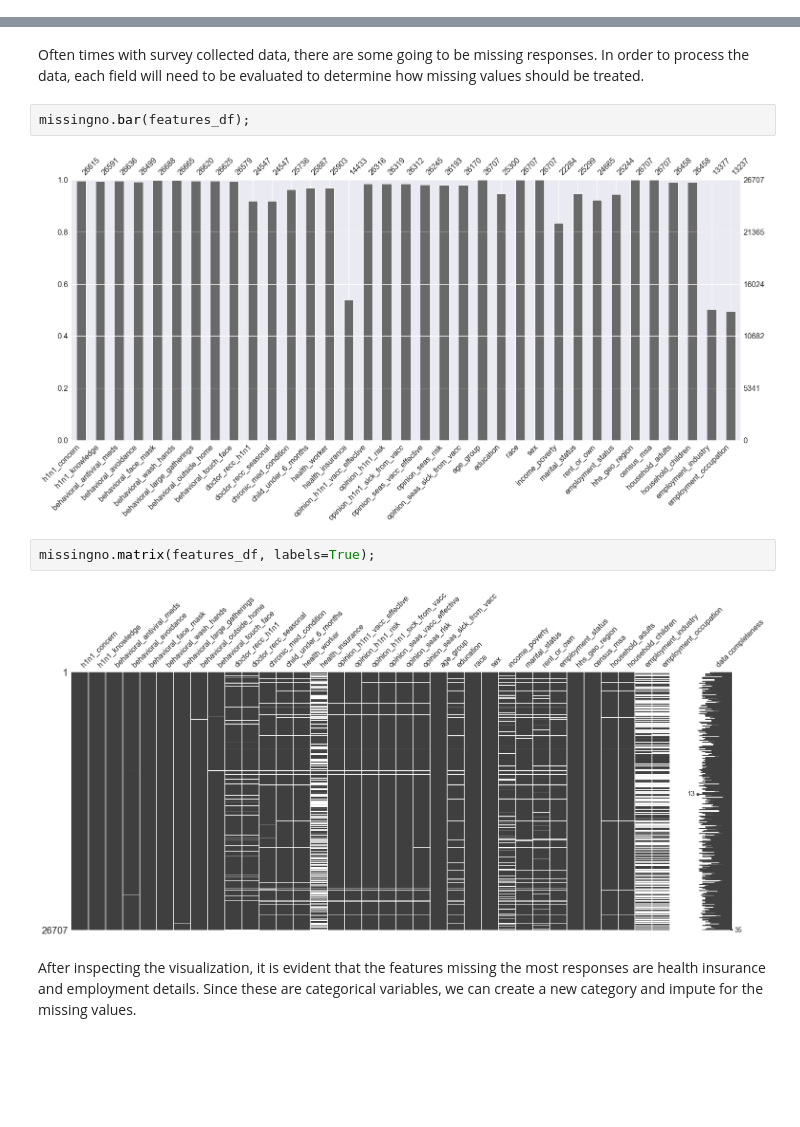
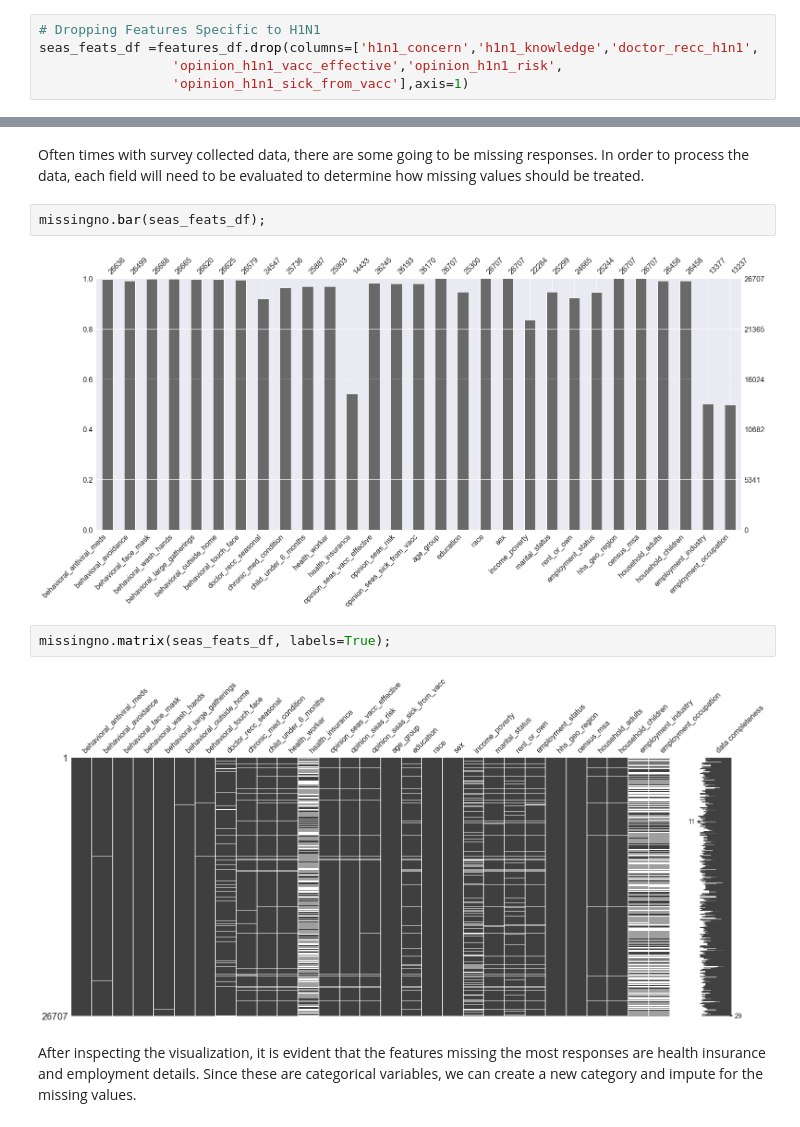
Before and after one commit to rcauvy/Flu_Shot_Learning, a Jupyter notebook: index.ipynb, the cells around one changed output, grey strips where cells are left out. Cells and saved outputs as stored; diff of their text form; blank space fills up the shorter version.

```diff
--- a/index.ipynb
+++ b/index.ipynb
@@ -98,5 +98,10 @@ features_df
 | 26705 | 1.00 | 1.00 | 0.00 | 0.00 | 0.00 | ... |
 | 26706 | 0.00 | 0.00 | 0.00 | 1.00 | 0.00 | ... |
 26707 rows × 35 columns
+# %%
+# Dropping Features Specific to H1N1
+seas_feats_df =features_df.drop(columns=['h1n1_concern','h1n1_knowledge','doctor_recc_h1n1',
+                 'opinion_h1n1_vacc_effective','opinion_h1n1_risk',
+                 'opinion_h1n1_sick_from_vacc'],axis=1)
 # %%
 labels_df = pd.read_csv('data/training_set_labels.csv',index_col=0)
@@ -285,13 +266,13 @@ fig.tight_layout()
 # %% [markdown]
 Often times with survey collected data, there are some going to be missing responses. In order to process the data, each field will need to be evaluated to determine how missing values should be treated.
 # %%
-missingno.bar(features_df);
+missingno.bar(seas_feats_df);
 # %% [output]
-[figure, old version]
+[figure, new version]
 # %%
-missingno.matrix(features_df, labels=True);
+missingno.matrix(seas_feats_df, labels=True);
 # %% [output]
-[figure, old version]
+[figure, new version]
 # %% [markdown]
 After inspecting the visualization, it is evident that the features missing the most responses are health insurance and employment details. Since these are categorical variables, we can create a new category and impute for the missing values.
 # %% [markdown]
```
Also changed, not shown: parts of 11 cells of this notebook.
